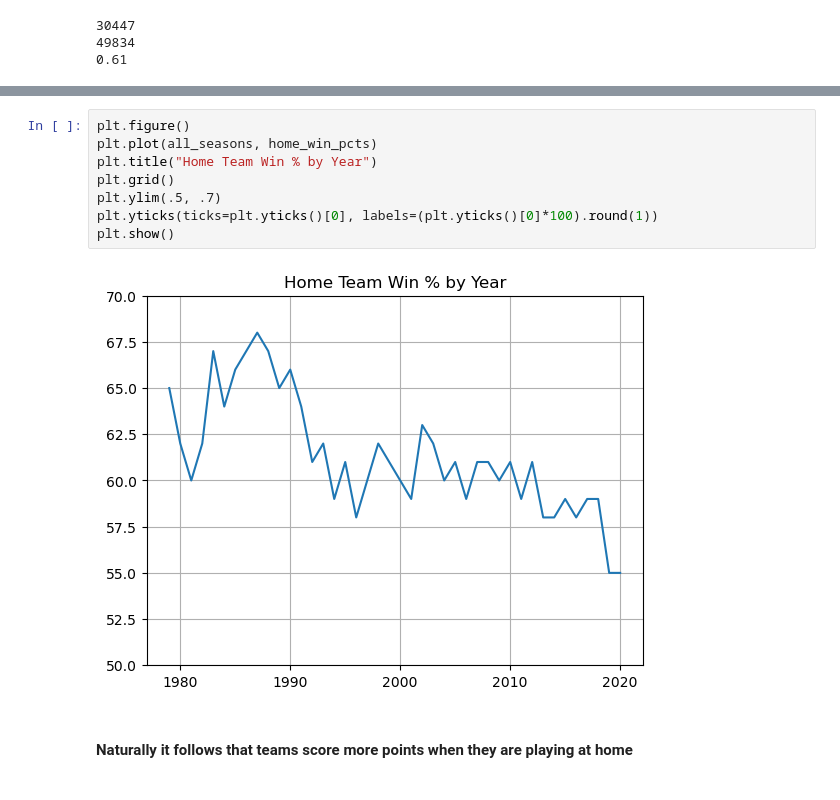
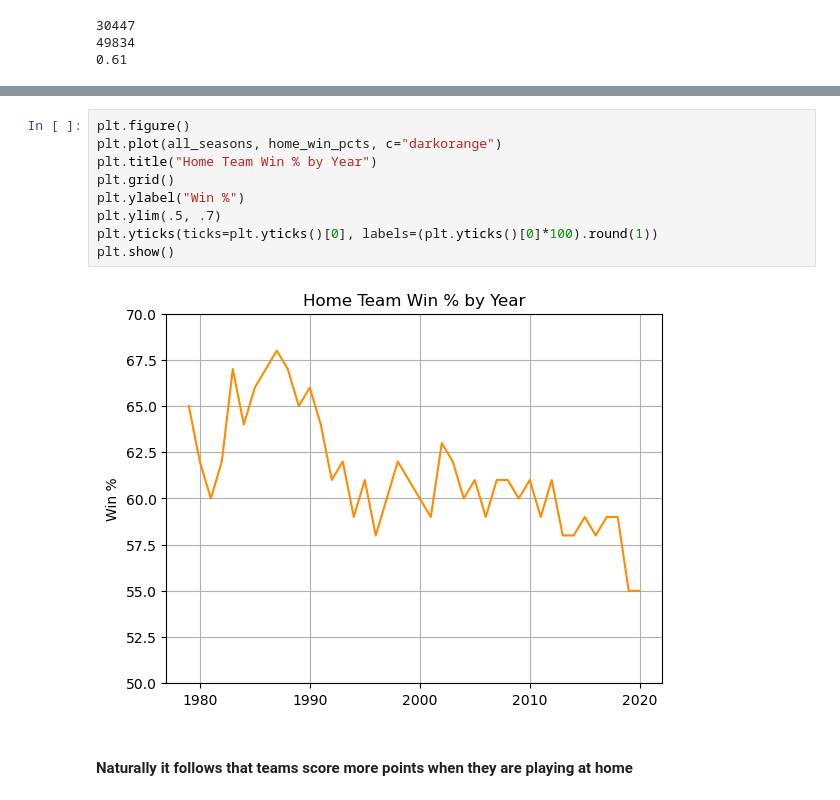
Before and after one commit to ZacharyArgentin/Predicting_NBA_Results, a Jupyter notebook: eda.ipynb, the cells around one changed output, grey strips where cells are left out. Saved outputs shown, nothing was run; the diff lists cells and outputs as text.

```diff
--- a/eda.ipynb
+++ b/eda.ipynb
@@ -71,14 +71,15 @@ for season in all_seasons:
 2020 639 1171 0.55
 # %%
 plt.figure()
-plt.plot(all_seasons, home_win_pcts)
+plt.plot(all_seasons, home_win_pcts, c="darkorange")
 plt.title("Home Team Win % by Year")
 plt.grid()
+plt.ylabel("Win %")
 plt.ylim(.5, .7)
 plt.yticks(ticks=plt.yticks()[0], labels=(plt.yticks()[0]*100).round(1))
 plt.show()
 # %% [output]
-[figure, old version]
+[figure, new version]
 # %% [markdown]
 #### Naturally it follows that teams score more points when they are playing at home
 # %%
```
Also changed, not shown: parts of 19 cells of this notebook, 10 other files.
